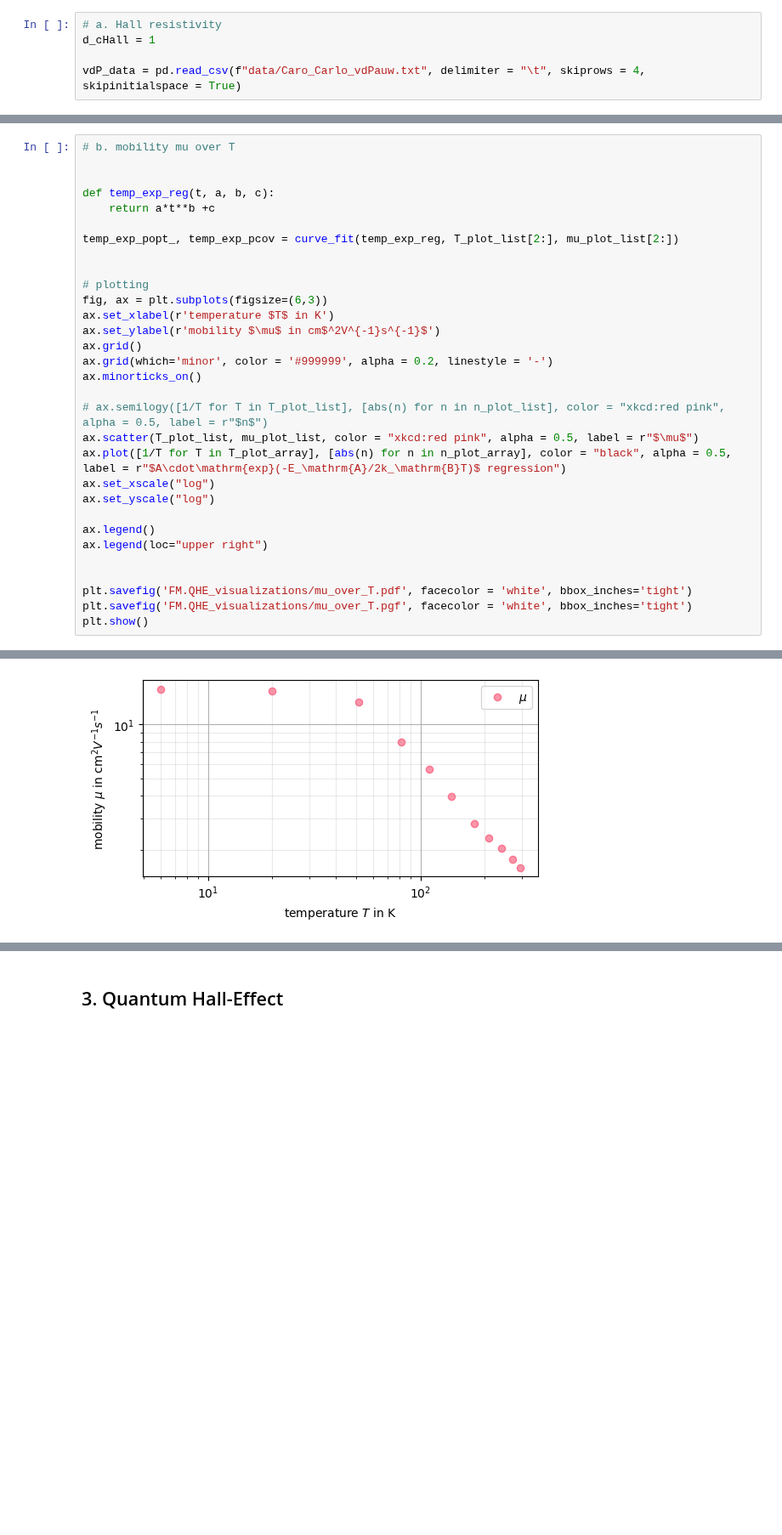
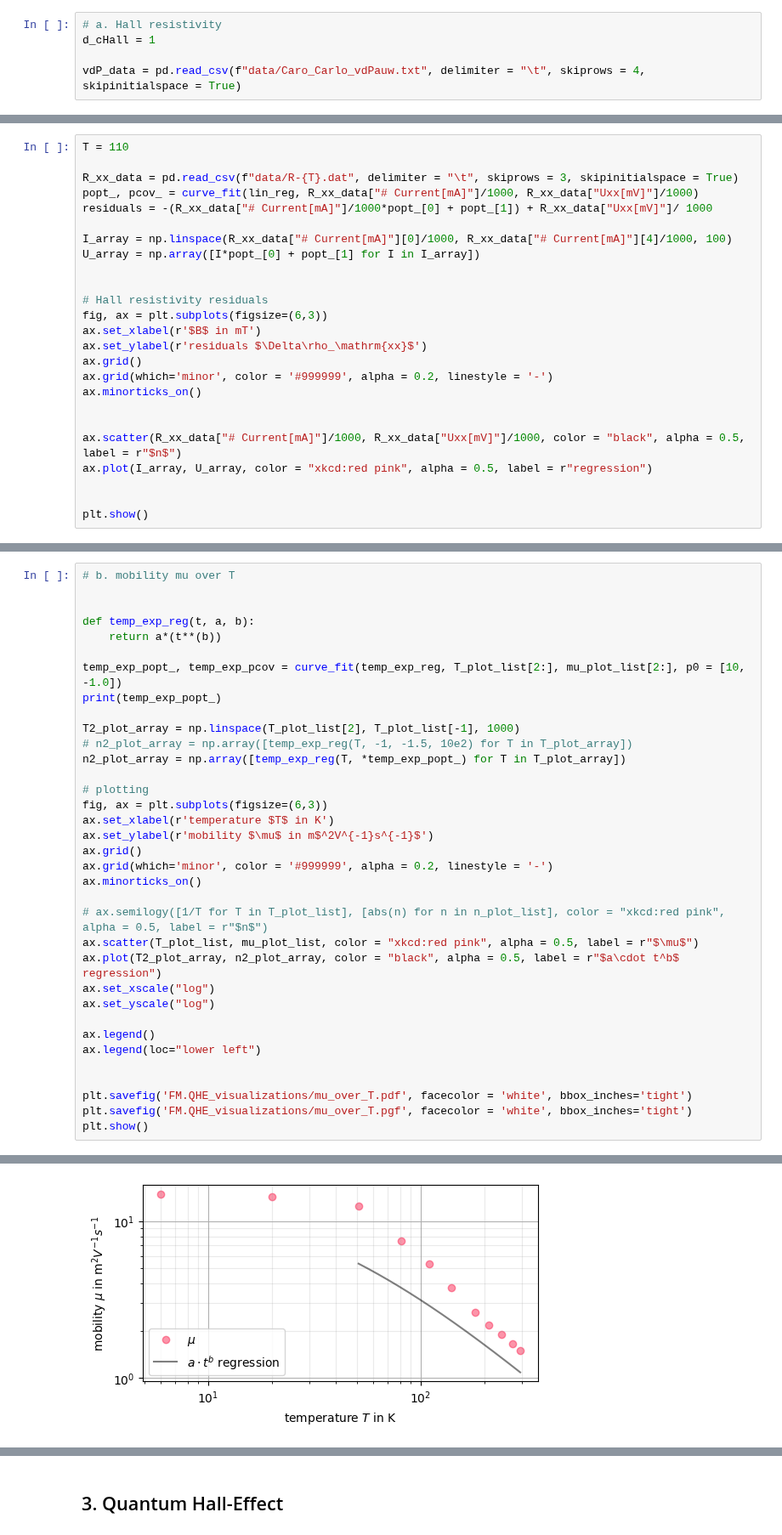
Before and after one commit to CVC97/ALC-24-25, a Jupyter notebook: FM.QHE_quantum_hall_effect/fm_qhe_data_analysis.ipynb, the cells around one changed output, grey strips where cells are left out. Shown at 85% size. Cells and saved outputs as stored; diff of their text form; blank space fills up the shorter version.

```diff
--- a/FM.QHE_quantum_hall_effect/fm_qhe_data_analysis.ipynb
+++ b/FM.QHE_quantum_hall_effect/fm_qhe_data_analysis.ipynb
@@ -181 +181,26 @@ R_xx, R_xy
   dtype: float64))
+# %%
+T = 110
+
+R_xx_data = pd.read_csv(f"data/R-{T}.dat", delimiter = "\t", skiprows = 3, skipinitialspace = True)
+popt_, pcov_ = curve_fit(lin_reg, R_xx_data["# Current[mA]"]/1000, R_xx_data["Uxx[mV]"]/1000)
+residuals = -(R_xx_data["# Current[mA]"]/1000*popt_[0] + popt_[1]) + R_xx_data["Uxx[mV]"]/ 1000
+
+I_array = np.linspace(R_xx_data["# Current[mA]"][0]/1000, R_xx_data["# Current[mA]"][4]/1000, 100)
+U_array = np.array([I*popt_[0] + popt_[1] for I in I_array])
+
+
+# Hall resistivity residuals
+fig, ax = plt.subplots(figsize=(6,3))
+ax.set_xlabel(r'$B$ in mT')
+ax.set_ylabel(r'residuals $\Delta\rho_\mathrm{xx}$')
+ax.grid()
+ax.grid(which='minor', color = '#999999', alpha = 0.2, linestyle = '-')
+ax.minorticks_on()
+
+
+ax.scatter(R_xx_data["# Current[mA]"]/1000, R_xx_data["Uxx[mV]"]/1000, color = "black", alpha = 0.5, label = r"$n$")
+ax.plot(I_array, U_array, color = "xkcd:red pink", alpha = 0.5, label = r"regression")
+
+
+plt.show()
@@ -325,28 +352,32 @@ activation_exp_reg(5, 1, 1)
 # b. mobility mu over T
 
 
-def temp_exp_reg(t, a, b, c):
-    return a*t**b +c
+def temp_exp_reg(t, a, b):
+    return a*(t**(b))
 
-temp_exp_popt_, temp_exp_pcov = curve_fit(temp_exp_reg, T_plot_list[2:], mu_plot_list[2:])
+temp_exp_popt_, temp_exp_pcov = curve_fit(temp_exp_reg, T_plot_list[2:], mu_plot_list[2:], p0 = [10, -1.0])
+print(temp_exp_popt_)
 
+T2_plot_array = np.linspace(T_plot_list[2], T_plot_list[-1], 1000)
+# n2_plot_array = np.array([temp_exp_reg(T, -1, -1.5, 10e2) for T in T_plot_array])
+n2_plot_array = np.array([temp_exp_reg(T, *temp_exp_popt_) for T in T_plot_array])
 
 # plotting
 fig, ax = plt.subplots(figsize=(6,3))
 ax.set_xlabel(r'temperature $T$ in K')
-ax.set_ylabel(r'mobility $\mu$ in cm$^2V^{-1}s^{-1}$')
+ax.set_ylabel(r'mobility $\mu$ in m$^2V^{-1}s^{-1}$')
 ax.grid()
 ax.grid(which='minor', color = '#999999', alpha = 0.2, linestyle = '-')
 ax.minorticks_on()
 
 # ax.semilogy([1/T for T in T_plot_list], [abs(n) for n in n_plot_list], color = "xkcd:red pink", alpha = 0.5, label = r"$n$")
 ax.scatter(T_plot_list, mu_plot_list, color = "xkcd:red pink", alpha = 0.5, label = r"$\mu$")
-ax.plot([1/T for T in T_plot_array], [abs(n) for n in n_plot_array], color = "black", alpha = 0.5, label = r"$A\cdot\mathrm{exp}(-E_\mathrm{A}/2k_\mathrm{B}T)$ regression")
+ax.plot(T2_plot_array, n2_plot_array, color = "black", alpha = 0.5, label = r"$a\cdot t^b$ regression")
 ax.set_xscale("log")
 ax.set_yscale("log")
 
 ax.legend()
-ax.legend(loc="upper right")
+ax.legend(loc="lower left")
 
 
 plt.savefig('FM.QHE_visualizations/mu_over_T.pdf', facecolor = 'white', bbox_inches='tight')
@@ -356 +388 @@ plt.show()
-[figure, old version]
+[figure, new version]
```
Also changed, not shown: parts of 9 cells of this notebook, 50 other files.
